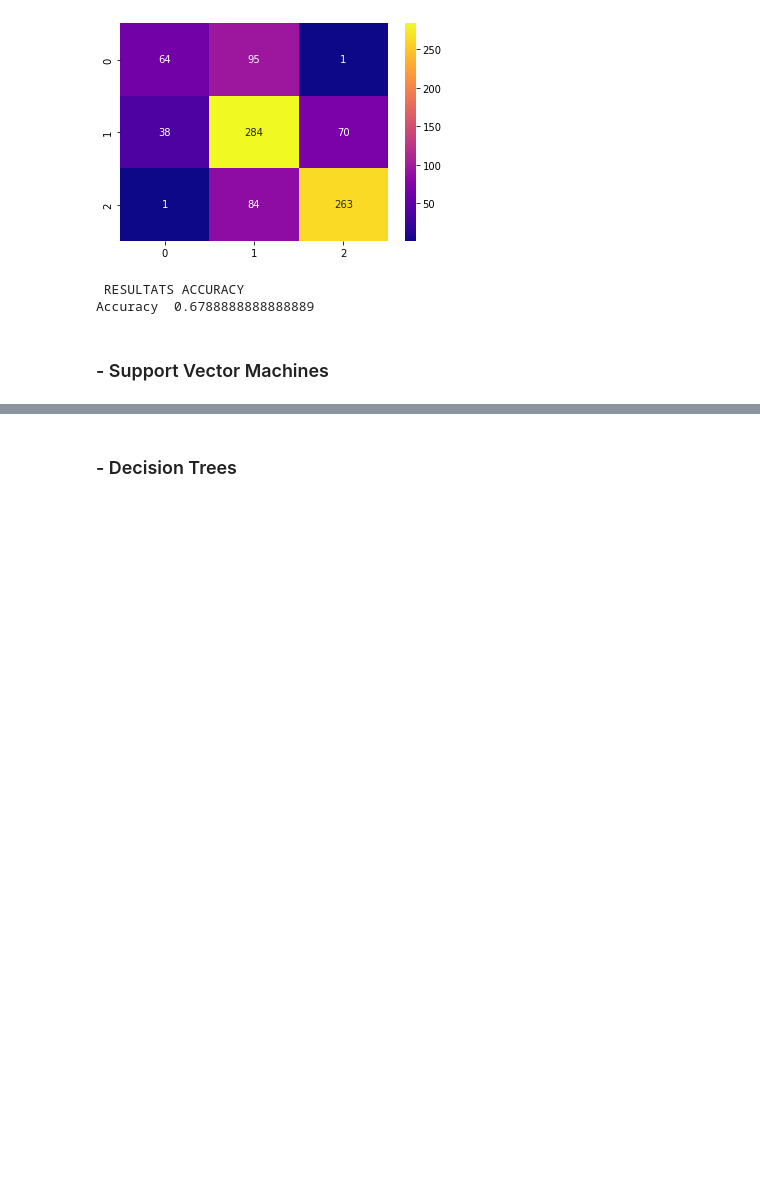
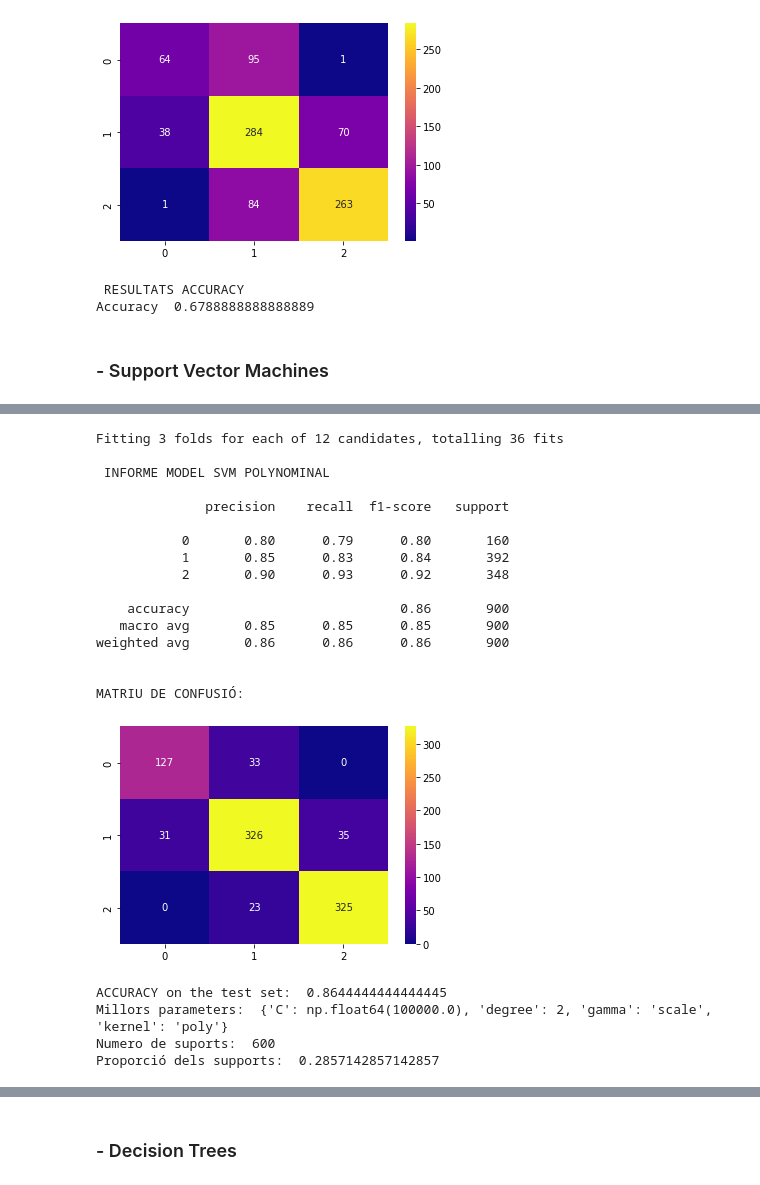
Before and after one commit to PauRF03/practica-MIDA, a Jupyter notebook: Prediccio_edats.ipynb, the cells around one changed output, grey strips where cells are left out. Cells and saved outputs as stored; diff of their text form; code cells hidden in the pictures; blank space fills up the shorter version.

```diff
--- a/Prediccio_edats.ipynb
+++ b/Prediccio_edats.ipynb
@@ -823,3 +920,57 @@ Prop. of supports:  0.30428571428571427
+# %%
+#Trobar cs amb grid search +
+Cs = np.logspace(-3, 5, num=4, base=10.0)
+param_grid_poly = {'C': Cs, 'kernel': ['poly'], 'degree': [2, 3,4], 'gamma': ['scale']}
+grid_search_poly = GridSearchCV(SVC(), param_grid_poly, cv=3, n_jobs=-1, verbose=1)
+grid_search_poly.fit(X_train, y_train)
+
+scores_poly = grid_search_poly.cv_results_['mean_test_score']
+scores_poly_reshaped = np.array(scores_poly).reshape(len(Cs), len(param_grid_poly['degree']))
+
+#Aplicar millors parametres trobats
+best_params_poly = grid_search_poly.best_params_
+svm_poly = SVC(kernel='poly', C=best_params_poly['C'], degree=best_params_poly['degree'],
+               gamma=best_params_poly['gamma'])
+svm_poly.fit(X_train, y_train)
+pred_poly = svm_poly.predict(X_test)
+
+# Resultats
+print('\n INFORME MODEL SVM POLYNOMINAL  \n')
+print(classification_report(y_test, pred_poly))
+
+cm_poly = confusion_matrix(y_test, pred_poly)
+print("\nMATRIU DE CONFUSIÓ:")
+plt.figure(figsize=(6, 4))
+sns.heatmap(cm_poly, annot=True, fmt="d", cmap="plasma")
+plt.show()
+
+# Accuracy
+print("ACCURACY on the test set: ", accuracy_score(y_test, pred_poly))
+print("Millors parameters: ", best_params_poly)
+print("Numero de suports: ", np.sum(svm_poly.n_support_))
+print("Proporció dels supports: ", np.sum(svm_poly.n_support_)/X_train.shape[0])
+# %% [output]
+Fitting 3 folds for each of 12 candidates, totalling 36 fits
+
+ INFORME MODEL SVM POLYNOMINAL
+
+              precision    recall  f1-score   support
+
+           0       0.80      0.79      0.80       160
+           1       0.85      0.83      0.84       392
+           2       0.90      0.93      0.92       348
+
+    accuracy                           0.86       900
+   macro avg       0.85      0.85      0.85       900
+weighted avg       0.86      0.86      0.86       900
+
+
+MATRIU DE CONFUSIÓ:
+[figure, added]
+ACCURACY on the test set:  0.8644444444444445
+Millors parameters:  {'C': np.float64(100000.0), 'degree': 2, 'gamma': 'scale', 'kernel': 'poly'}
+Numero de suports:  600
+Proporció dels supports:  0.2857142857142857
 # %%
 def plot_validation_curve(parameter_values, train_scores, validation_scores):
     train_scores_mean = np.mean(train_scores, axis=1)
```
Also changed, not shown: parts of 27 cells of this notebook, 3 other files.
